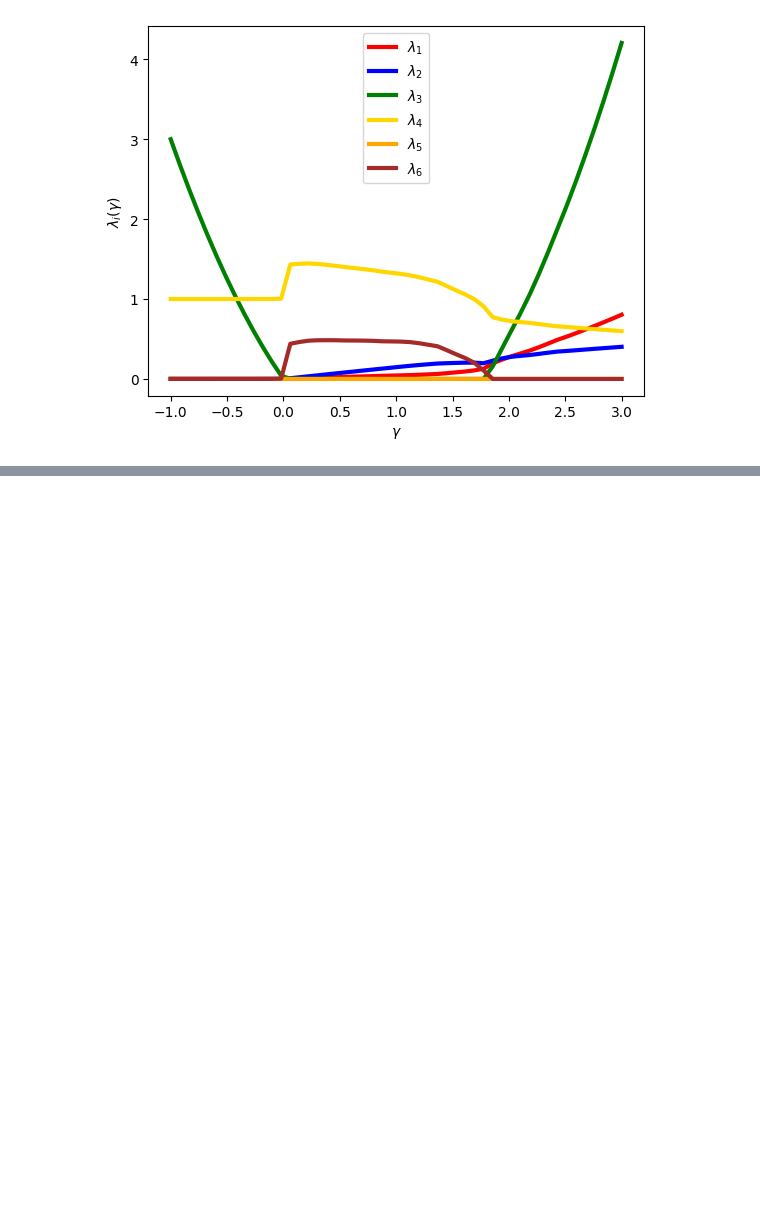
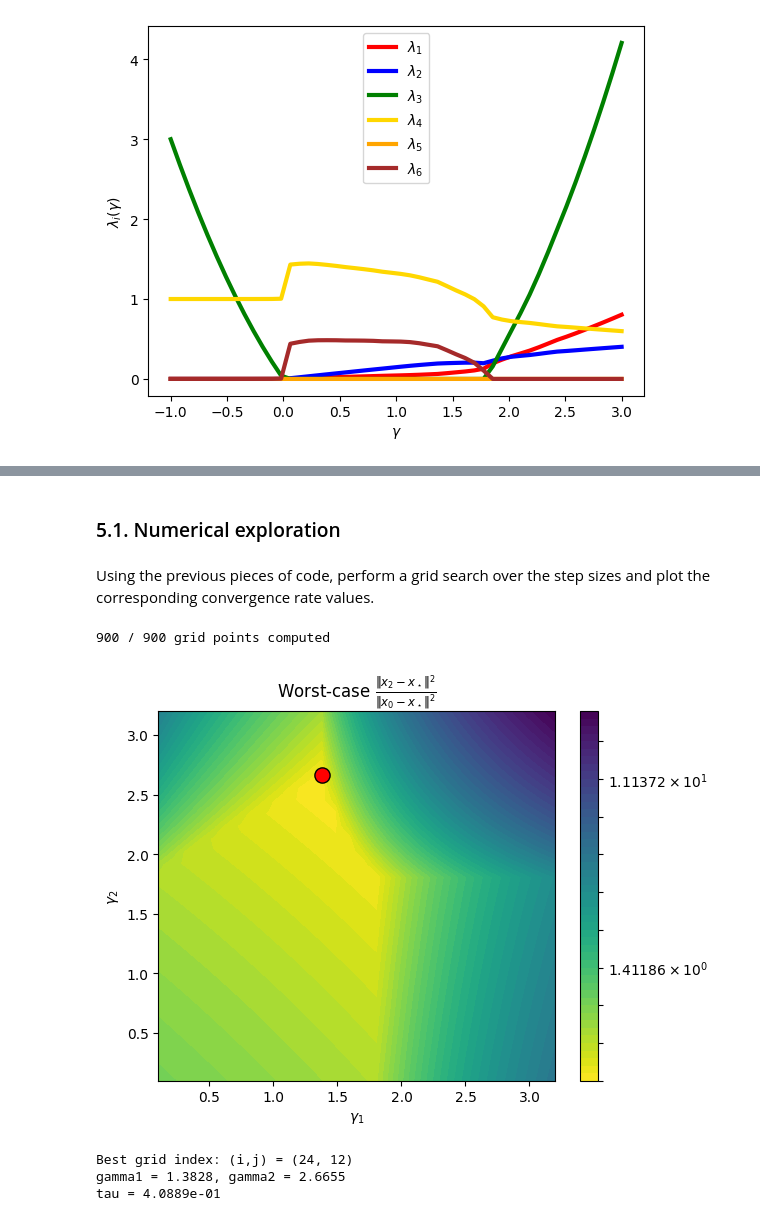
Before and after one commit to PerformanceEstimation/Tutorial-SIAM-OP26, a Jupyter notebook: Part 3 - Dual, proofs, and design/SIAM_MT_Part2.ipynb, the cells around one changed output, grey strips where cells are left out. Drawn from its saved outputs; the diff is of its cells as text; code cells hidden in the pictures; blank space fills up the shorter version.

```diff
--- a/Part 3 - Dual, proofs, and design/SIAM_MT_Part2.ipynb
+++ b/Part 3 - Dual, proofs, and design/SIAM_MT_Part2.ipynb
@@ -391,0 +635,4 @@ Well, guessing closed-forms appears like a much more challenging game! Before ac
+# %%
+for i, constraint in enumerate(list_of_constraints):
+    print('Constraint \"{}\" value: {}'.format(constraint.get_name(),
+                                               constraint._dual_variable_value))
@@ -391,0 +646,9 @@ Well, guessing closed-forms appears like a much more challenging game! Before ac
+# %%
+# index of the best stepsize using np.argmin():
+idx_best = np.argmin(pepit_worst_case_value) #TODO OPERAND
+gamma_best = gamma_list[idx_best]
+tau_best = pepit_worst_case_value[idx_best]
+
+pepit_tau, list_of_constraints, tab, res  = wc_gradient_descent(L=L, mu=mu, gammas=[gamma_best])
+
+print(res)
@@ -391,0 +826,4 @@ Well, guessing closed-forms appears like a much more challenging game! Before ac
+# %%
+L, mu = 1, .1
+# %% [markdown]
+### 5.1. Numerical exploration
@@ -391,0 +929,20 @@ Well, guessing closed-forms appears like a much more challenging game! Before ac
+# %% [markdown]
+Using the previous pieces of code, perform a grid search over the step sizes and plot the corresponding convergence rate values.
+# %%
+# 4) plot (2-step)
+gamma_min, gamma_max = 0.1, 3.2
+nb_gammas = 30
+
+gamma1_vals = np.linspace(gamma_min, gamma_max, nb_gammas)
+gamma2_vals = gamma1_vals
+
+G1, G2, tau_grid = pepit_grid_search(gamma1_vals, gamma2_vals, mu=mu, L=L)
+# %% [output]
+900 / 900 grid points computed
+# %%
+_, _, gamma1_best, gamma2_best, tau_best = plot_pepit_landscape(G1, G2, tau_grid)
+# %% [output]
+[figure, added]
+Best grid index: (i,j) = (24, 12)
+gamma1 = 1.3828, gamma2 = 2.6655
+tau = 4.0889e-01
```
Also changed, not shown: parts of 66 cells of this notebook, 1 other file.
